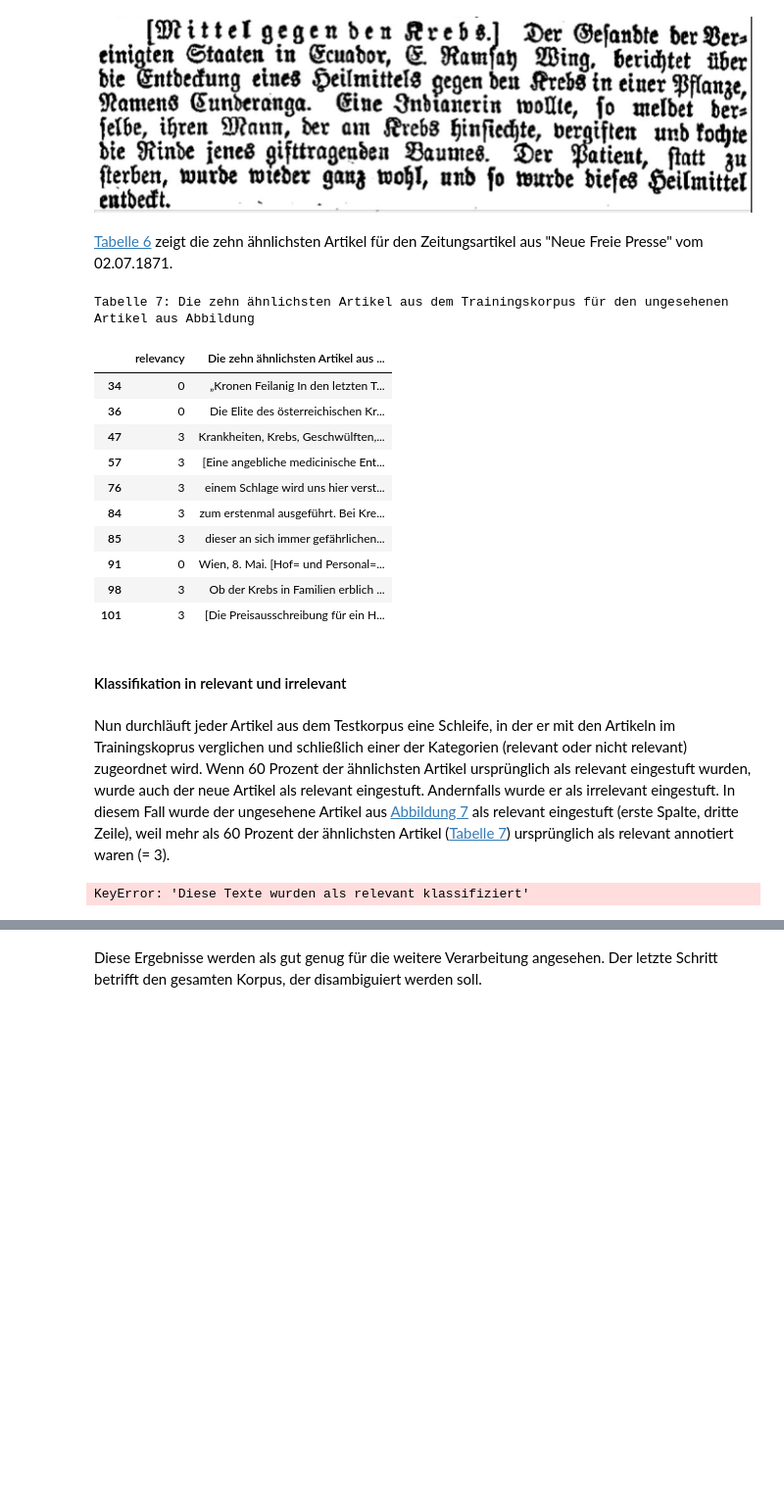
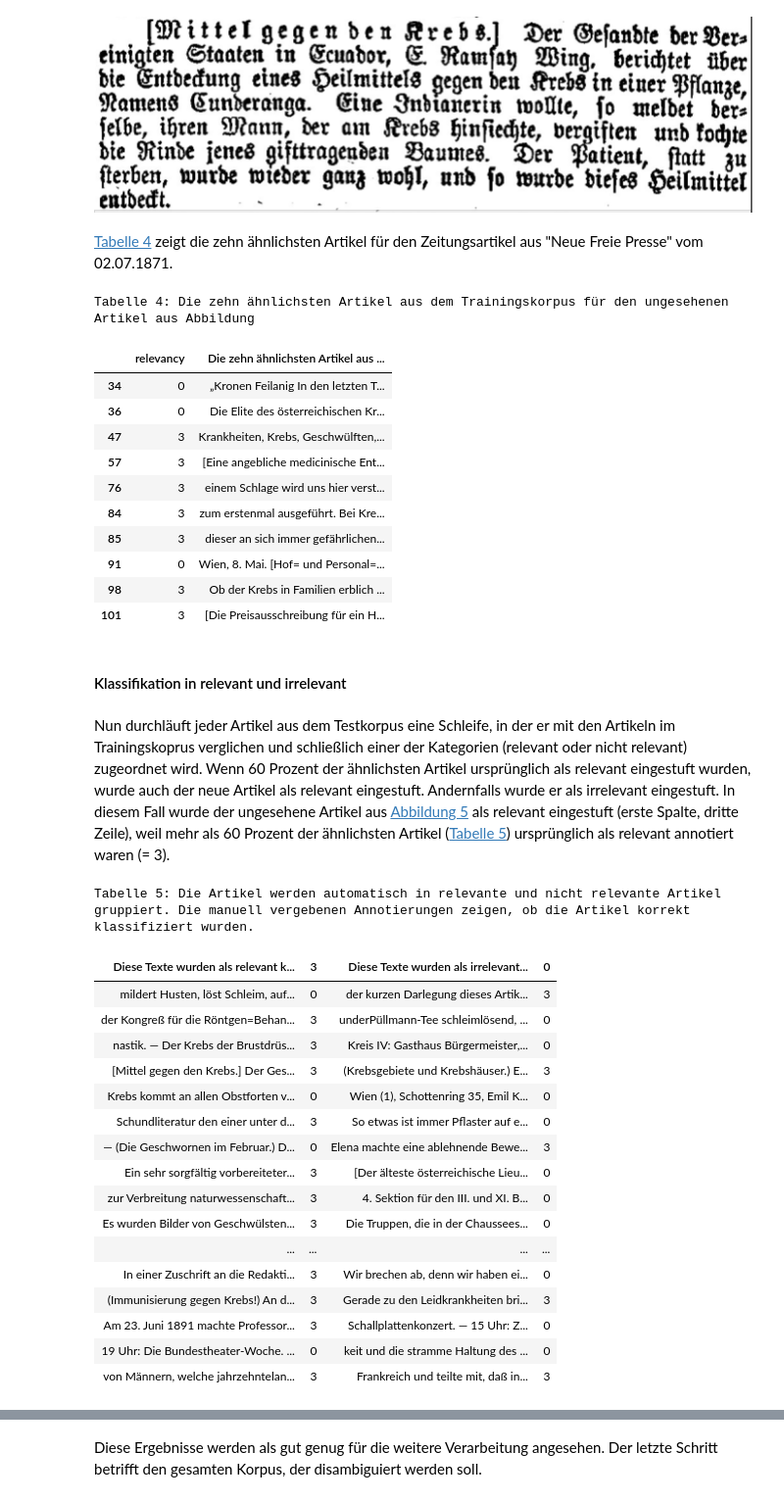
Before and after one commit to soberbichler/Korpusbildung_Workshop, a Jupyter notebook: TopicSpecificCorpusBuilding.ipynb, the cells around one changed output, grey strips where cells are left out. Shown at 98% size. Cells and saved outputs as stored; diff of their text form; code cells hidden in the pictures; blank space fills up the shorter version.

```diff
--- a/TopicSpecificCorpusBuilding.ipynb
+++ b/TopicSpecificCorpusBuilding.ipynb
@@ -336,15 +346,15 @@ display(Image("Bilder/artikel.png"), metadata=metadata_1)
 # %% [output]
 [figure]
 # %% [markdown]
-[Tabelle 6](#table-6) zeigt die zehn ähnlichsten Artikel für den Zeitungsartikel aus "Neue Freie Presse" vom 02.07.1871.
+[Tabelle 4](#table-4) zeigt die zehn ähnlichsten Artikel für den Zeitungsartikel aus "Neue Freie Presse" vom 02.07.1871.
 # %%
 similar_df = similar_df.drop(['tokenized'], axis =1)
 similar_df['text'] = similar_df['text'].apply(lambda x: x[:100])
 similar_df.rename(columns={'text': 'Die zehn ähnlichsten Artikel aus dem Trainingskorpus für den ungesehenen Artikel aus Abbildung ...'}, inplace=True)
-caption_content= 'Tabelle 7: Die zehn ähnlichsten Artikel aus dem Trainingskorpus für den ungesehenen Artikel aus Abbildung'
-display(similar_df.style.set_caption(caption_content))
+caption_content= 'Tabelle 4: Die zehn ähnlichsten Artikel aus dem Trainingskorpus für den ungesehenen Artikel aus Abbildung'
+display(similar_df.style.set_caption(caption_content)).hide_index())
 # %% [output]
-Tabelle 7: Die zehn ähnlichsten Artikel aus dem Trainingskorpus für den ungesehenen Artikel aus Abbildung
+Tabelle 4: Die zehn ähnlichsten Artikel aus dem Trainingskorpus für den ungesehenen Artikel aus Abbildung
 |  | relevancy | Die zehn ähnlichsten Artikel aus ... |
 | 34 | 0 | „Kronen Feilanig In den letzten T... |
 | 36 | 0 | Die Elite des österreichischen Kr... |
@@ -359,7 +369,7 @@ Tabelle 7: Die zehn ähnlichsten Artikel aus dem Trainingskorpus für den ungese
 # %% [markdown]
 #### Klassifikation in relevant und irrelevant
 # %% [markdown]
-Nun durchläuft jeder Artikel aus dem Testkorpus eine Schleife, in der er mit den Artikeln im Trainingskoprus verglichen und schließlich einer der Kategorien (relevant oder nicht relevant) zugeordnet wird. Wenn 60 Prozent der ähnlichsten Artikel ursprünglich als relevant eingestuft wurden, wurde auch der neue Artikel als relevant eingestuft. Andernfalls wurde er als irrelevant eingestuft. In diesem Fall wurde der ungesehene Artikel aus [Abbildung 7](#figure-7) als relevant eingestuft (erste Spalte, dritte Zeile), weil mehr als 60 Prozent der ähnlichsten Artikel ([Tabelle 7](#table-7)) ursprünglich als relevant annotiert waren (= 3).
+Nun durchläuft jeder Artikel aus dem Testkorpus eine Schleife, in der er mit den Artikeln im Trainingskoprus verglichen und schließlich einer der Kategorien (relevant oder nicht relevant) zugeordnet wird. Wenn 60 Prozent der ähnlichsten Artikel ursprünglich als relevant eingestuft wurden, wurde auch der neue Artikel als relevant eingestuft. Andernfalls wurde er als irrelevant eingestuft. In diesem Fall wurde der ungesehene Artikel aus [Abbildung 5](#figure-5) als relevant eingestuft (erste Spalte, dritte Zeile), weil mehr als 60 Prozent der ähnlichsten Artikel ([Tabelle 5](#table-5)) ursprünglich als relevant annotiert waren (= 3).
 # %%
 #lists for the output
 
@@ -373,37 +383,54 @@ index = 0
 while index < len(test_df) -1:
     index +=1
     new_bow = dictionary.doc2bow(test_df.iloc[index,2])
     new_doc_distribution = np.array([tup[1] for tup in lda.get_document_topics(bow=new_bow)])
     doc_topic_dist = np.stack([np.array([tup[1] for tup in lst]) for lst in lda[corpus]])
     doc_topic_dist.shape
     most_sim_ids = get_most_similar_documents(new_doc_distribution,doc_topic_dist)
     most_similar_df = train_df[train_df.index.isin(most_sim_ids)]
     relevant = []
     if sum(most_similar_df['relevancy']) > 17:
         text_relevant.append(test_df.iloc[index,1])
         number_relevant.append(test_df.iloc[index,0])
     else:
         text_non_relevant.append(test_df.iloc[index,1])
         number_non_relevant.append(test_df.iloc[index,0])
 
 #dataframe with results
 
 df_relevant = pd.DataFrame(np.column_stack([text_relevant, number_relevant]),
                                columns=['Relevant_Text', 'Real_Relevancy'])
 
 df_non_relevant = pd.DataFrame(np.column_stack([text_non_relevant, number_non_relevant]),
                                columns=['Unrelevant_Text', 'Real_Relevancy'])
 
 df_results = pd.concat([df_relevant,df_non_relevant], ignore_index=True, axis=1)
-df_results.columns=['Diese Texte wurden als relevant klassifiziertt', '3','Diese Texte wurden als irrelevant klassifiziert', '0']
+df_results.columns=['Diese Texte wurden als relevant klassifiziert', '3','Diese Texte wurden als irrelevant klassifiziert', '0']
 
 
 df_results['Diese Texte wurden als relevant klassifiziert'][0:20] = df_results['Diese Texte wurden als relevant klassifiziert'][0:20].apply(lambda x: x[:50])
 df_results['Diese Texte wurden als irrelevant klassifiziert'][0:20] = df_results['Diese Texte wurden als irrelevant klassifiziert'][0:20].apply(lambda x: x[:50])
-caption_content= 'Tabelle 7: Die Artikel werden automatisch in relevante und nicht relevante Artikel gruppiert. Die manuell vergebenen Annotierungen zeigen, ob die Artikel korrekt klassifiziert wurden.'
-display(df_results[0:20].style.set_caption(caption_content).hide_index(),metadata={"jdh":{"object":{"source": [caption_content]}}})
+caption_content= 'Tabelle 5: Die Artikel werden automatisch in relevante und nicht relevante Artikel gruppiert. Die manuell vergebenen Annotierungen zeigen, ob die Artikel korrekt klassifiziert wurden.'
+display(df_results[0:20].style.set_caption(caption_content).hide_index())
 # %% [output]
-KeyError: 'Diese Texte wurden als relevant klassifiziert'
+Tabelle 5: Die Artikel werden automatisch in relevante und nicht relevante Artikel gruppiert. Die manuell vergebenen Annotierungen zeigen, ob die Artikel korrekt klassifiziert wurden.
+| Diese Texte wurden als relevant k... | 3 | Diese Texte wurden als irrelevant... | 0 |
+| mildert Husten, löst Schleim, auf... | 0 | der kurzen Darlegung dieses Artik... | 3 |
+| der Kongreß für die Röntgen=Behan... | 3 | underPüllmann-Tee schleimlösend, ... | 0 |
+| nastik. — Der Krebs der Brustdrüs... | 3 | Kreis IV: Gasthaus Bürgermeister,... | 0 |
+| [Mittel gegen den Krebs.] Der Ges... | 3 | (Krebsgebiete und Krebshäuser.) E... | 3 |
+| Krebs kommt an allen Obstforten v... | 0 | Wien (1), Schottenring 35, Emil K... | 0 |
+| Schundliteratur den einer unter d... | 3 | So etwas ist immer Pflaster auf e... | 0 |
+| — (Die Geschwornen im Februar.) D... | 0 | Elena machte eine ablehnende Bewe... | 3 |
+| Ein sehr sorgfältig vorbereiteter... | 3 | [Der älteste österreichische Lieu... | 0 |
+| zur Verbreitung naturwessenschaft... | 3 | 4. Sektion für den III. und XI. B... | 0 |
+| Es wurden Bilder von Geschwülsten... | 3 | Die Truppen, die in der Chaussees... | 0 |
+| ... | ... | ... | ... |
+| In einer Zuschrift an die Redakti... | 3 | Wir brechen ab, denn wir haben ei... | 0 |
+| (Immunisierung gegen Krebs!) An d... | 3 | Gerade zu den Leidkrankheiten bri... | 3 |
+| Am 23. Juni 1891 machte Professor... | 3 | Schallplattenkonzert. — 15 Uhr: Z... | 0 |
+| 19 Uhr: Die Bundestheater-Woche. ... | 0 | keit und die stramme Haltung des ... | 0 |
+| von Männern, welche jahrzehntelan... | 3 | Frankreich und teilte mit, daß in... | 3 |
 # %%
 #calculation of correct or incorrect classified results
 rev_3 = []
```
Also changed, not shown: parts of 18 cells of this notebook.
